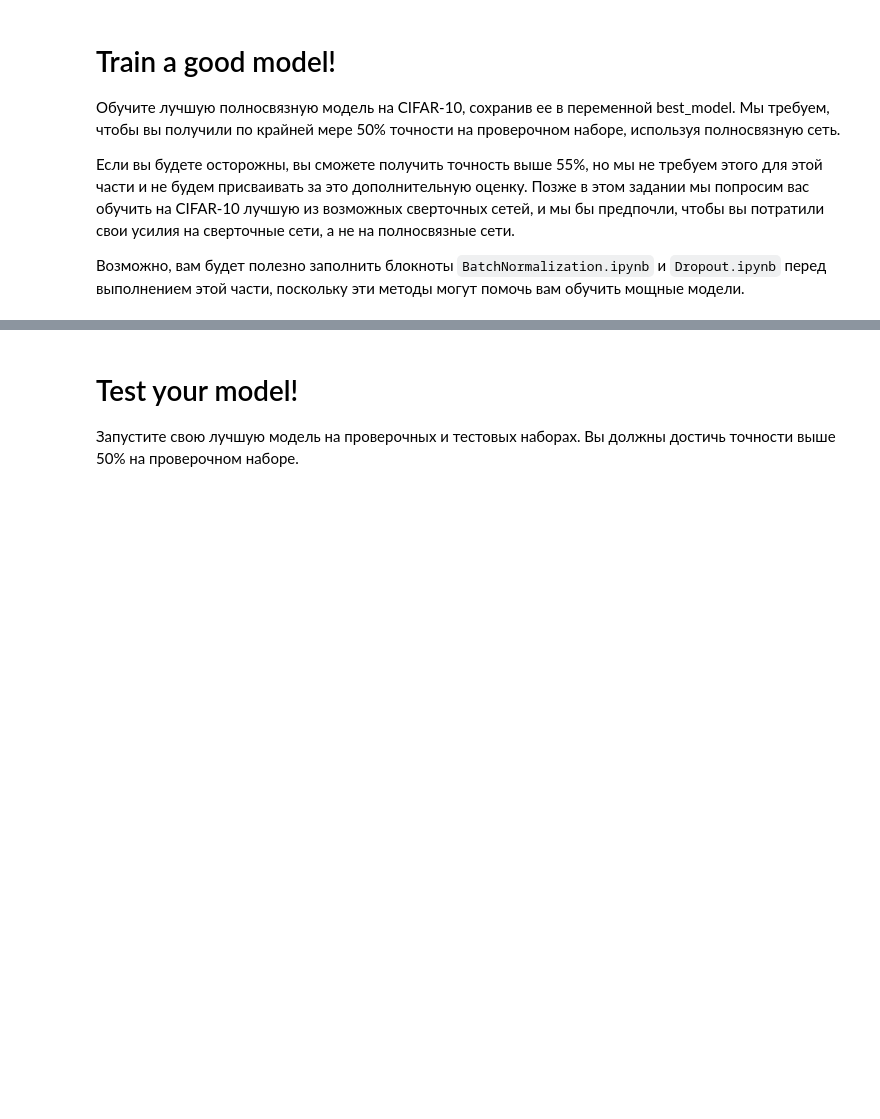
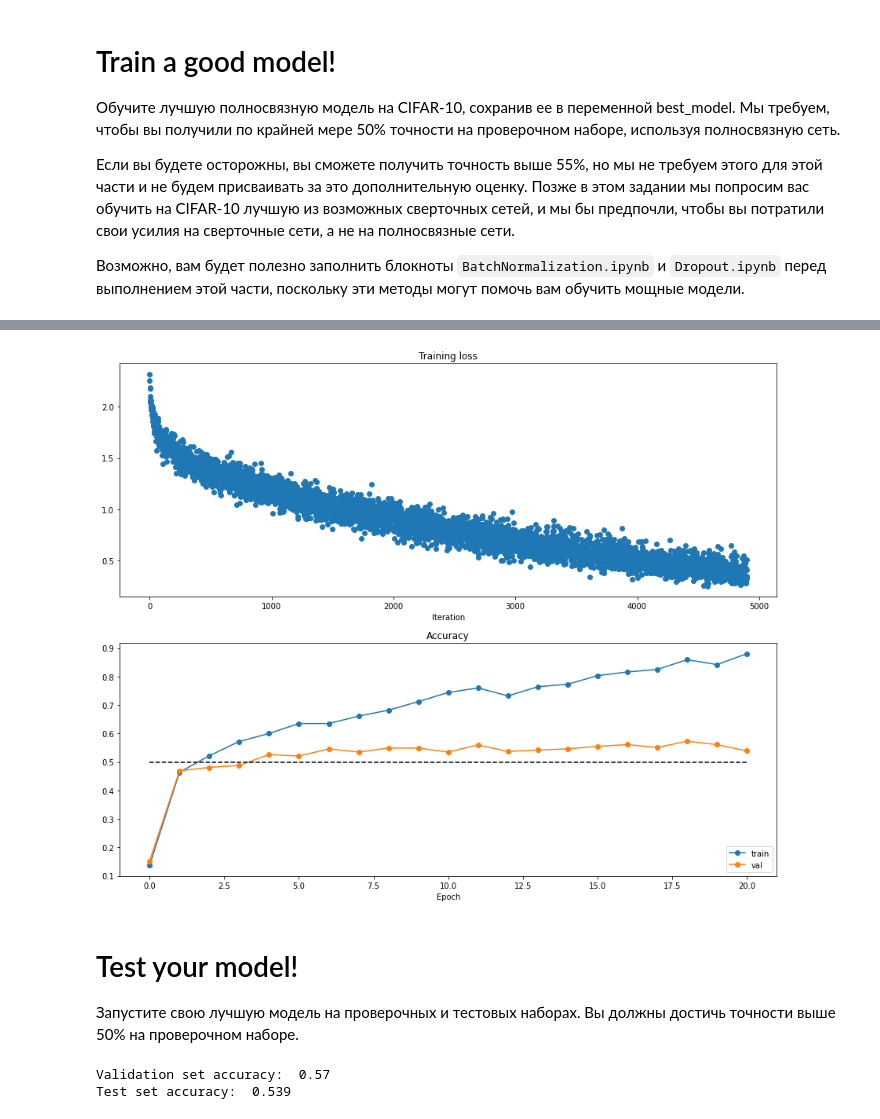
Before and after one commit to exp20/cs231n, a Jupyter notebook: assignment2/FullyConnectedNets.ipynb, the cells around one changed output, grey strips where cells are left out. Saved outputs shown, nothing was run; the diff lists cells and outputs as text; code cells hidden in the pictures; blank space fills up the shorter version.

```diff
--- a/assignment2/FullyConnectedNets.ipynb
+++ b/assignment2/FullyConnectedNets.ipynb
@@ -890,0 +980,28 @@ pass
+# %%
+final_model = FullyConnectedNet(hidden_dims = 5*[411], dropout = 1, normalization = "layernorm", reg = 1.914776e-05)
+final_solver = Solver(final_model, data,
+                    update_rule='adam',
+                    optim_config={
+                      'learning_rate': 3.944375e-04,
+                    },
+                    lr_decay=1,
+                    num_epochs=20, batch_size=200,
+                    verbose = False)
+final_solver.train()
+# %%
+plt.subplot(2, 1, 1)
+plt.title('Training loss')
+plt.plot(final_solver.loss_history, 'o')
+plt.xlabel('Iteration')
+
+plt.subplot(2, 1, 2)
+plt.title('Accuracy')
+plt.plot(final_solver.train_acc_history, '-o', label='train')
+plt.plot(final_solver.val_acc_history, '-o', label='val')
+plt.plot([0.5] * len(final_solver.val_acc_history), 'k--')
+plt.xlabel('Epoch')
+plt.legend(loc='lower right')
+plt.gcf().set_size_inches(15, 12)
+plt.show()
+# %% [output]
+[figure, added]
@@ -892,7 +1020,10 @@ pass
 # Test your model!
 Запустите свою лучшую модель на проверочных и тестовых наборах. Вы должны достичь точности выше 50% на проверочном наборе.
 # %%
-y_test_pred = np.argmax(best_model.loss(data['X_test']), axis=1)
-y_val_pred = np.argmax(best_model.loss(data['X_val']), axis=1)
+y_test_pred = np.argmax(final_model.loss(data['X_test']), axis=1)
+y_val_pred = np.argmax(final_model.loss(data['X_val']), axis=1)
 print('Validation set accuracy: ', (y_val_pred == data['y_val']).mean())
 print('Test set accuracy: ', (y_test_pred == data['y_test']).mean())
+# %% [output]
+Validation set accuracy:  0.57
+Test set accuracy:  0.539
```
Also changed, not shown: parts of 11 cells of this notebook, 3 other files.
